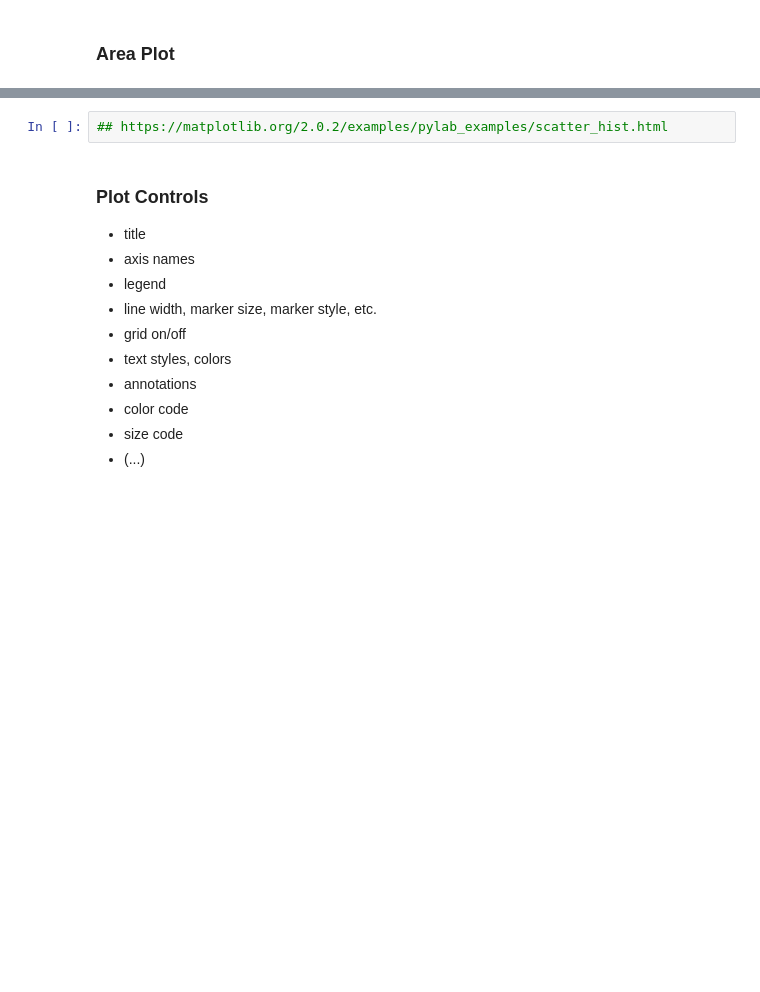
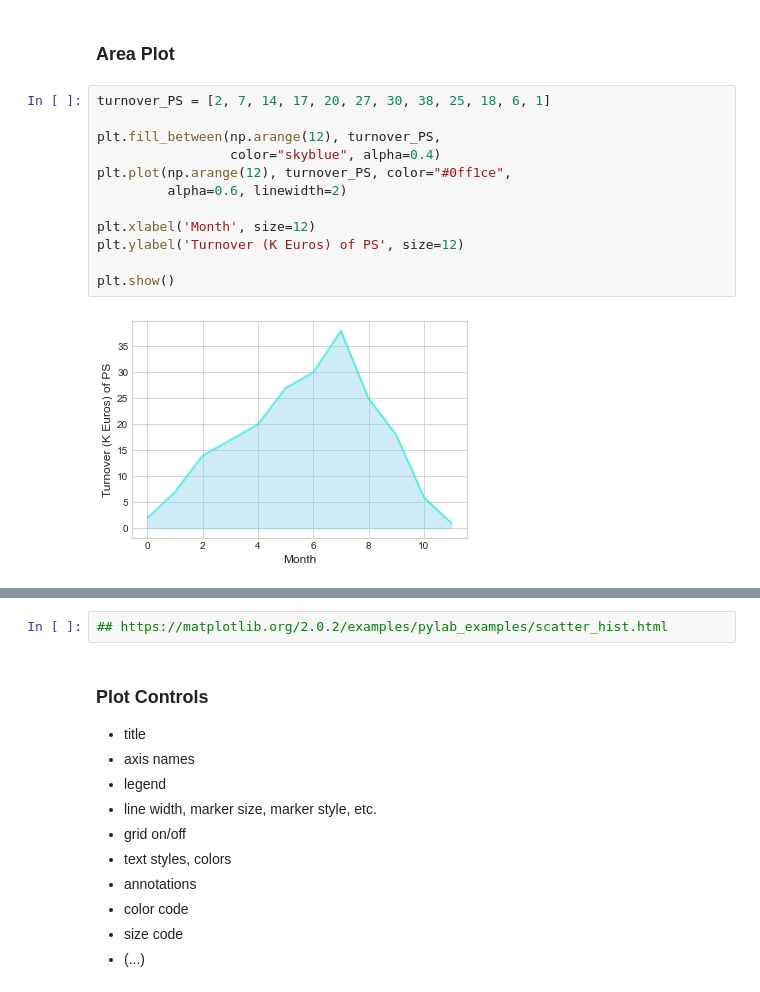
Before and after one commit to mcandar/python_lectures, a Jupyter notebook: chapter_5.ipynb, the cells around one changed output, grey strips where cells are left out. Saved outputs shown, nothing was run; the diff lists cells and outputs as text; blank space fills up the shorter version.

```diff
--- a/chapter_5.ipynb
+++ b/chapter_5.ipynb
@@ -532,5 +497,19 @@ plt.show()
 # %% [markdown]
 ### Area Plot
+# %%
+turnover_PS = [2, 7, 14, 17, 20, 27, 30, 38, 25, 18, 6, 1]
+
+plt.fill_between(np.arange(12), turnover_PS,
+                 color="skyblue", alpha=0.4)
+plt.plot(np.arange(12), turnover_PS, color="#0ff1ce",
+         alpha=0.6, linewidth=2)
+
+plt.xlabel('Month', size=12)
+plt.ylabel('Turnover (K Euros) of PS', size=12)
+
+plt.show()
+# %% [output]
+[figure, added]
 # %%
 turnover_PS = [2, 7, 14, 17, 20, 27, 30, 38, 25, 18, 6, 1]
 
```
Also changed, not shown: parts of 42 cells of this notebook.
